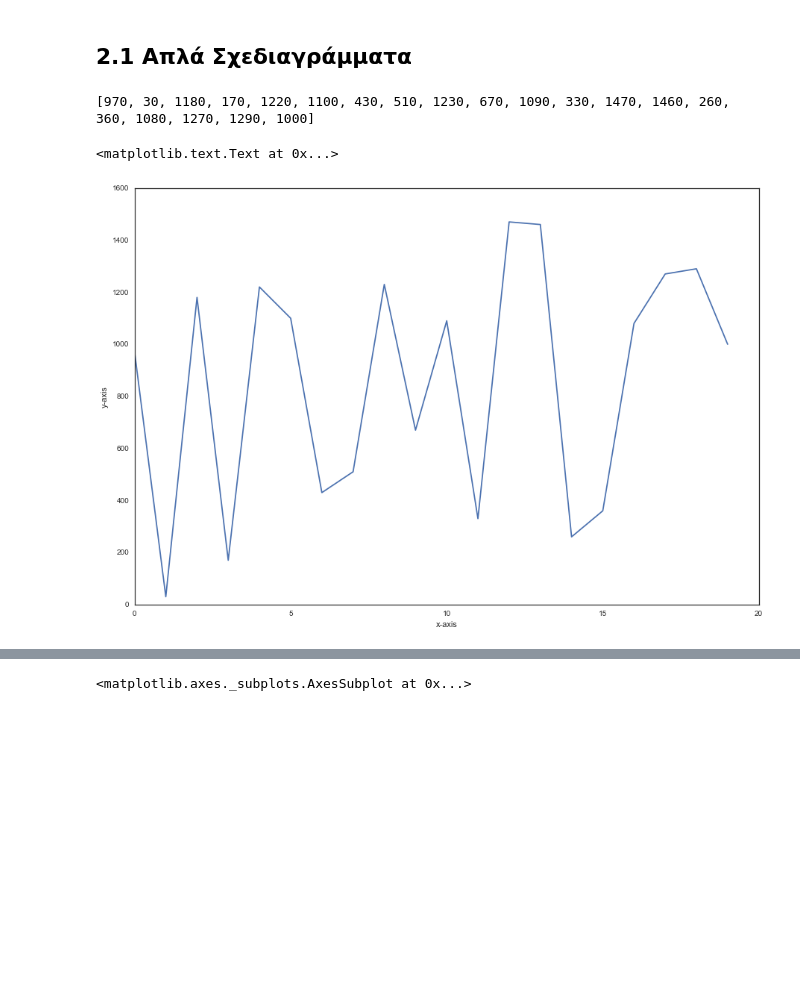
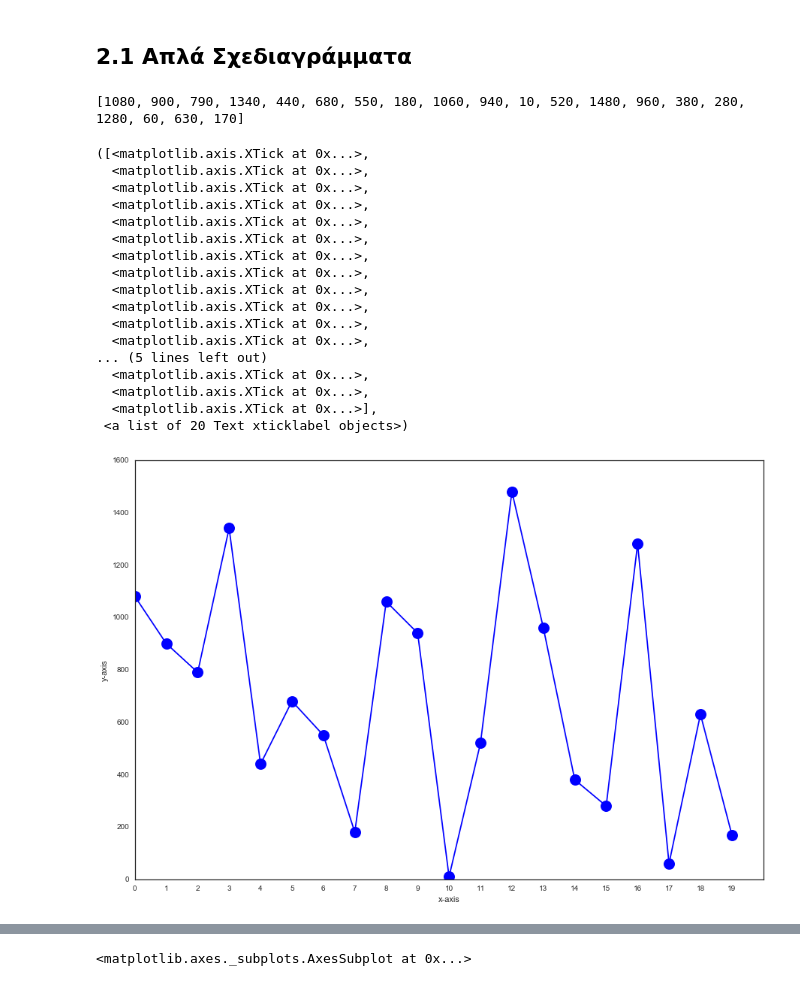
Before and after one commit to app-genesis/StatistikiMePython, a Jupyter notebook: EisagwgikiStatistikiMePython_1.ipynb, the cells around one changed output, grey strips where cells are left out. Cells and saved outputs as stored; diff of their text form; code cells hidden in the pictures; blank space fills up the shorter version.

```diff
--- a/EisagwgikiStatistikiMePython_1.ipynb
+++ b/EisagwgikiStatistikiMePython_1.ipynb
@@ -803,16 +812,33 @@ Name: cyl, dtype: float64
 # %%
 var1 = [random.choice(range(0,1500,10)) for _ in range(20)]
 print var1
 X = range(len(var1))
 Y = var1
 plt.figure(figsize=(15, 10))
-plt.plot(X,Y)
+plt.plot(X,Y,'bo-',markersize=15)
 plt.xlabel('x-axis')
 plt.ylabel('y-axis')
+plt.xticks(X)
 # %% [output]
-[970, 30, 1180, 170, 1220, 1100, 430, 510, 1230, 670, 1090, 330, 1470, 1460, 260, 360, 1080, 1270, 1290, 1000]
+[1080, 900, 790, 1340, 440, 680, 550, 180, 1060, 940, 10, 520, 1480, 960, 380, 280, 1280, 60, 630, 170]
-<matplotlib.text.Text at 0x...>
+([<matplotlib.axis.XTick at 0x...>,
+  <matplotlib.axis.XTick at 0x...>,
+  <matplotlib.axis.XTick at 0x...>,
+  <matplotlib.axis.XTick at 0x...>,
+  <matplotlib.axis.XTick at 0x...>,
+  <matplotlib.axis.XTick at 0x...>,
+  <matplotlib.axis.XTick at 0x...>,
+  <matplotlib.axis.XTick at 0x...>,
+  <matplotlib.axis.XTick at 0x...>,
+  <matplotlib.axis.XTick at 0x...>,
+  <matplotlib.axis.XTick at 0x...>,
+  <matplotlib.axis.XTick at 0x...>,
+... (5 lines left out)
+  <matplotlib.axis.XTick at 0x...>,
+  <matplotlib.axis.XTick at 0x...>,
+  <matplotlib.axis.XTick at 0x...>],
+ <a list of 20 Text xticklabel objects>)
-[figure, old version]
+[figure, new version]
 # %%
 X = range(len(cars))
 Y = hp
```
Also changed, not shown: parts of 40 cells of this notebook, 1 other file.
